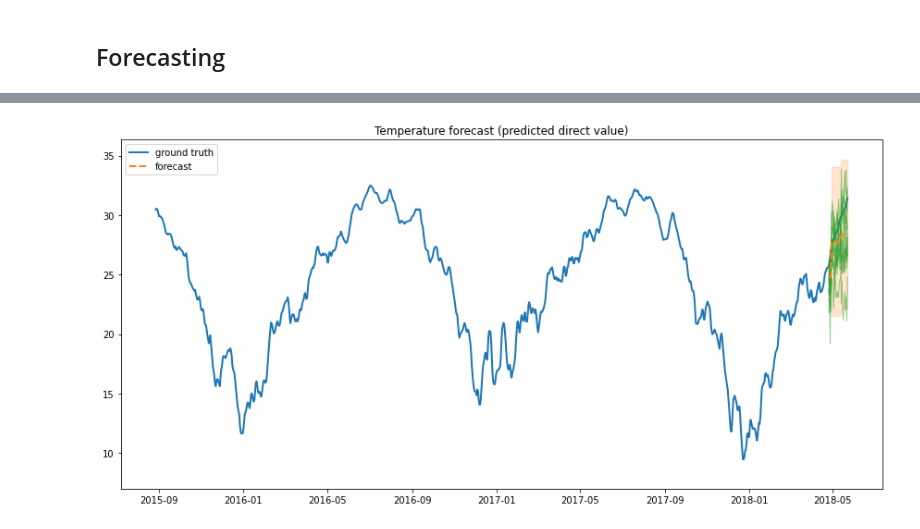
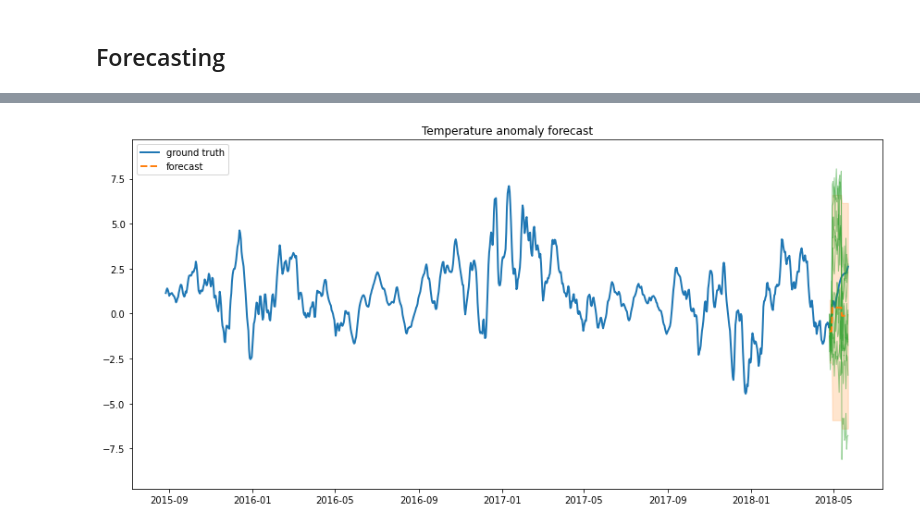
Before and after one commit to dxyang/ssr, a Jupyter notebook: STS.ipynb, the cells around one changed output, grey strips where cells are left out. Cells and saved outputs as stored; diff of their text form; code cells hidden in the pictures.

```diff
--- a/STS.ipynb
+++ b/STS.ipynb
@@ -55,7 +55,7 @@ clims_test = clims[-num_forecast_steps:]
 temps_test = temps[-num_forecast_steps:]
 dates_test = dates[-num_forecast_steps:]
 
-is_predicting_anomaly = False
+is_predicting_anomaly = True
 if is_predicting_anomaly:
     Y_train = anoms_train
     Y_test = anoms_test
@@ -141,7 +141,9 @@ def build_model(observed_time_series):
 #         name='month_of_year',
 #     )
 #     features_effect = tfp.sts.DynamicLinearRegression(
-#         design_matrix=X - np.mean(X),
+#     features_effect = tfp.sts.LinearRegression(
+#         design_matrix=X, #- np.mean(X),
+#         design_matrix=X_train, #- np.mean(X_train),
 #         name='other_features'
 #     )
 #     autoregressive = tfp.sts.Autoregressive(
@@ -151,7 +153,7 @@ def build_model(observed_time_series):
 #     )
 #     semilocal = tfp.sts.SemiLocalLinearTrend()
     model = tfp.sts.Sum([
-        weekly
+        weekly,
 #         seasonal,
 #         monthly,
 #         features_effect,
@@ -240,36 +241,46 @@ time elapsed = 64.81014943122864
 # %%
 num_samples=10
 
 (
     temperature_forecast_mean,
     temperature_forecast_scale,
     temperature_forecast_samples
 ) = (
     temperature_forecast_dist.mean().numpy()[..., 0],
     temperature_forecast_dist.stddev().numpy()[..., 0],
     temperature_forecast_dist.sample(num_samples).numpy()[..., 0]
     )
 
 if is_predicting_anomaly:
-    fig, ax = plot_forecast(dates, anoms + clims,
-                            temperature_forecast_mean + clims_test,
-                            temperature_forecast_scale,
-                            temperature_forecast_samples + clims_test,
-                            title="Temperature forecast (predicted anomaly)",
-                            plot_num=1000,
-    )
+    plot_temp = False
+    if plot_temp:
+        fig, ax = plot_forecast(dates, anoms + clims,
+                                temperature_forecast_mean + clims_test,
+                                temperature_forecast_scale,
+                                temperature_forecast_samples + clims_test,
+                                title="Temperature forecast (predicted anomaly)",
+                                plot_num=1000,
+        )
+    else:
+        fig, ax = plot_forecast(dates, anoms,
+                                temperature_forecast_mean,
+                                temperature_forecast_scale,
+                                temperature_forecast_samples,
+                                title="Temperature anomaly forecast",
+                                plot_num=1000,
+        )
 else:
     fig, ax = plot_forecast(dates, temps,
                             temperature_forecast_mean,
                             temperature_forecast_scale,
                             temperature_forecast_samples,
                             title="Temperature forecast (predicted direct value)",
                             plot_num=1000,
     )
 
 fig.tight_layout()
 # %% [output]
-[figure, old version]
+[figure, new version]
 # %%
 num_to_plot_for_decomp = 10 * 365
 # Get the distributions over component outputs from the posterior marginals on
```
Also changed, not shown: parts of 8 cells of this notebook.
